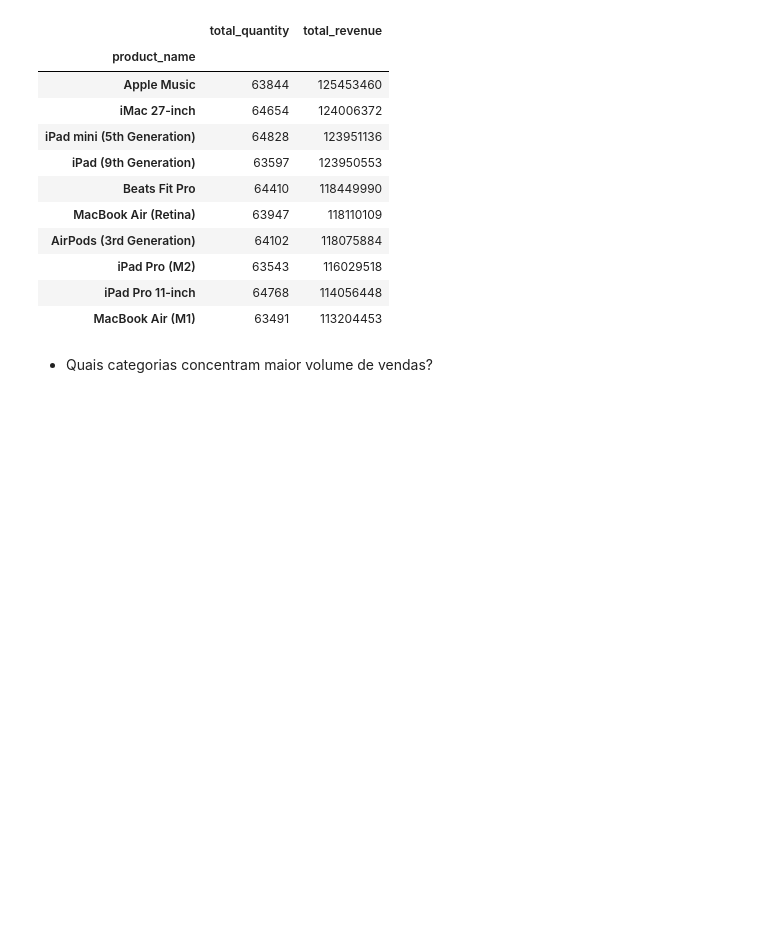
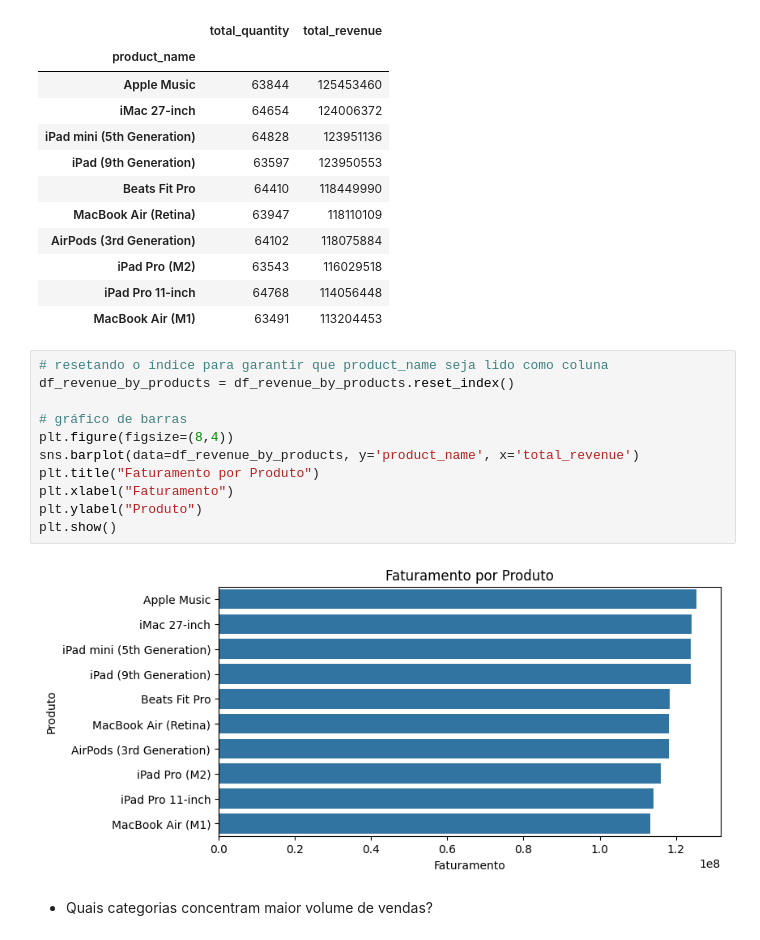
Before and after one commit to anajulia-v/AppleSales, a Jupyter notebook: notebooks/02_exploratory_analysis.ipynb, the cells around one changed output. Drawn from its saved outputs; the diff is of its cells as text; blank space fills up the shorter version.

```diff
--- a/notebooks/02_exploratory_analysis.ipynb
+++ b/notebooks/02_exploratory_analysis.ipynb
@@ -252,6 +252,19 @@ df_revenue_by_products
 | iPad Pro (M2) | 63543 | 116029518 |
 | iPad Pro 11-inch | 64768 | 114056448 |
 | MacBook Air (M1) | 63491 | 113204453 |
+# %%
+# resetando o índice para garantir que product_name seja lido como coluna
+df_revenue_by_products = df_revenue_by_products.reset_index()
+
+# gráfico de barras
+plt.figure(figsize=(8,4))
+sns.barplot(data=df_revenue_by_products, y='product_name', x='total_revenue')
+plt.title("Faturamento por Produto")
+plt.xlabel("Faturamento")
+plt.ylabel("Produto")
+plt.show()
+# %% [output]
+[figure, added]
 # %% [markdown]
 - Quais categorias concentram maior volume de vendas?
 # %%
```
Also changed, not shown: parts of 4 cells of this notebook, 5 other files.
